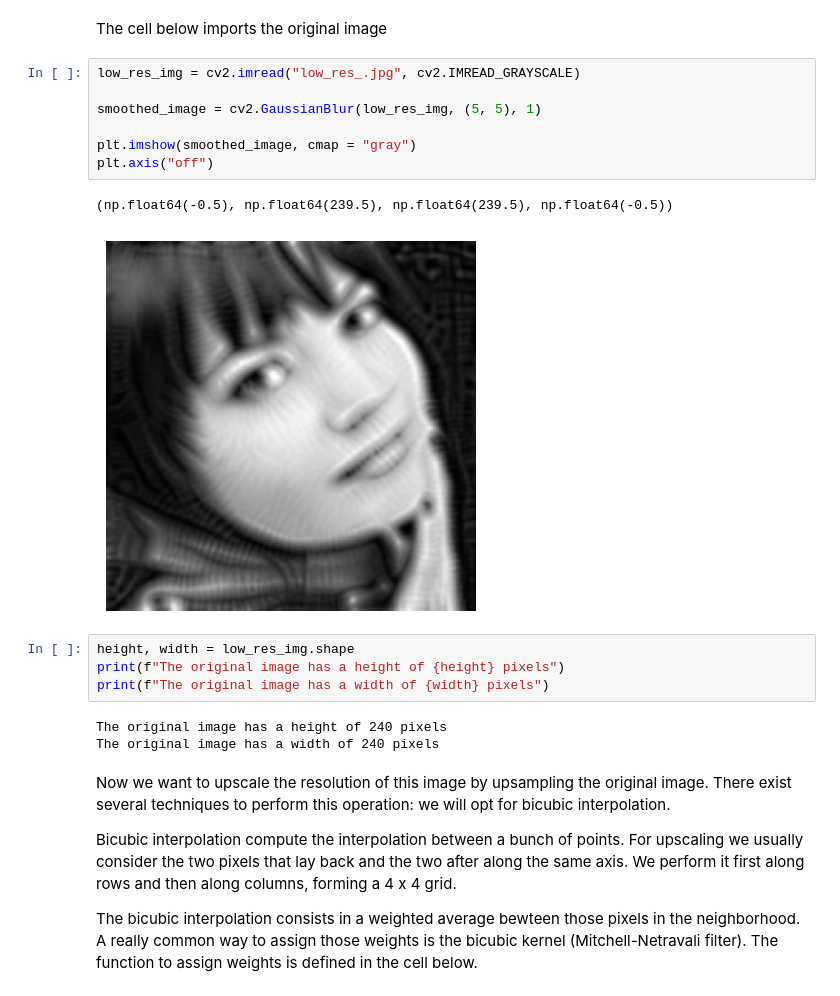
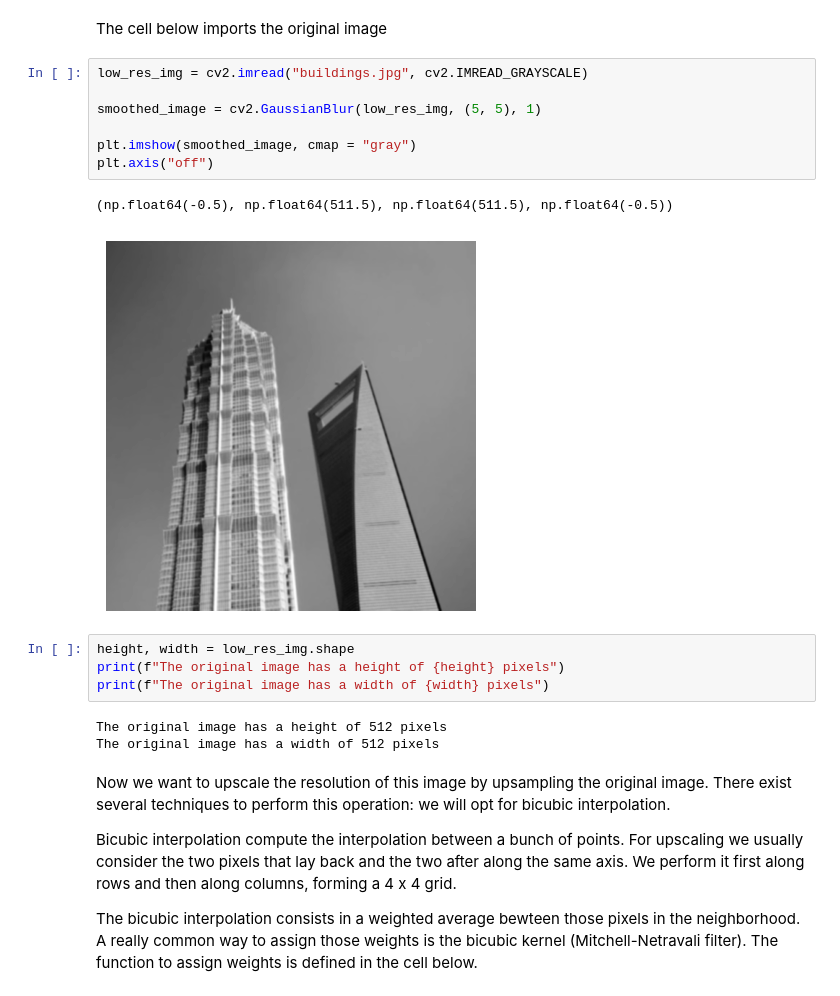
Before and after one commit to salvatoreNocita/Spectral-Clustering, a Jupyter notebook: HW3/notebook.ipynb, the cells around one changed output. Cells and saved outputs as stored; diff of their text form.

```diff
--- a/HW3/notebook.ipynb
+++ b/HW3/notebook.ipynb
@@ -6,22 +8,22 @@ from scipy.linalg import qr
 # %% [markdown]
 The cell below imports the original image
 # %%
-low_res_img = cv2.imread("low_res_.jpg", cv2.IMREAD_GRAYSCALE)
+low_res_img = cv2.imread("buildings.jpg", cv2.IMREAD_GRAYSCALE)
 
 smoothed_image = cv2.GaussianBlur(low_res_img, (5, 5), 1)
 
 plt.imshow(smoothed_image, cmap = "gray")
 plt.axis("off")
 # %% [output]
-(np.float64(-0.5), np.float64(239.5), np.float64(239.5), np.float64(-0.5))
+(np.float64(-0.5), np.float64(511.5), np.float64(511.5), np.float64(-0.5))
-[figure, old version]
+[figure, new version]
 # %%
 height, width = low_res_img.shape
 print(f"The original image has a height of {height} pixels")
 print(f"The original image has a width of {width} pixels")
 # %% [output]
-The original image has a height of 240 pixels
-The original image has a width of 240 pixels
+The original image has a height of 512 pixels
+The original image has a width of 512 pixels
 # %% [markdown]
 Now we want to upscale the resolution of this image by upsampling the original image. There exist several techniques to perform this operation: we will opt for bicubic interpolation.
 
```
Also changed, not shown: parts of 17 cells of this notebook.
